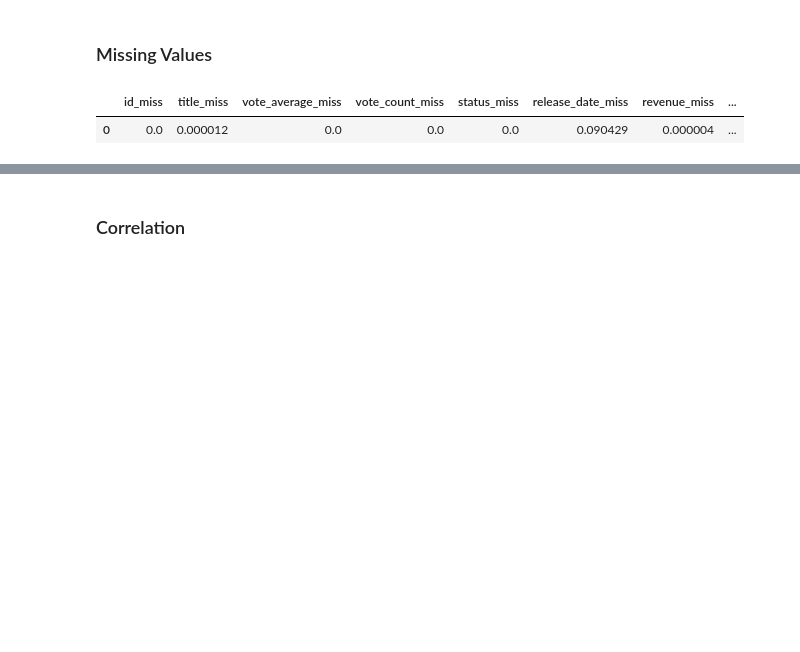
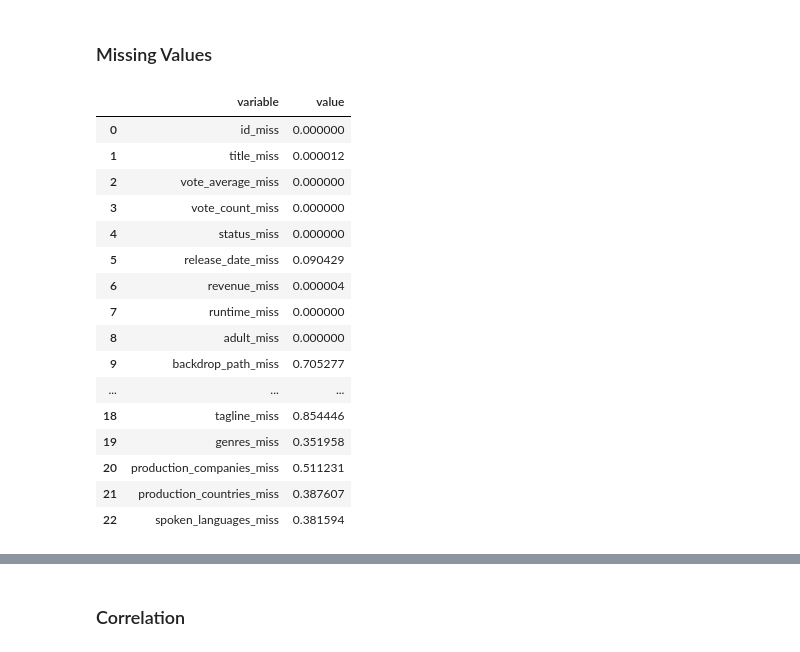
Before and after one commit to kebeneleben/MScDA-Sem2-CA1, a Jupyter notebook: CA1-EDA.ipynb, the cells around one changed output, grey strips where cells are left out. Saved outputs shown, nothing was run; the diff lists cells and outputs as text; code cells hidden in the pictures; blank space fills up the shorter version.

```diff
--- a/CA1-EDA.ipynb
+++ b/CA1-EDA.ipynb
@@ -92,11 +92,28 @@ moviesDF.select(numericalColumns).toPandas().describe()
 # %%
 import pyspark.sql.functions as fn
 
-moviesDF.agg(*[
+missingDF = moviesDF.agg(*[
     (1 - (fn.count(c) / fn.count('*'))).alias(c + '_miss')
     for c in moviesDF.columns
-]).toPandas().head()
+]).toPandas()
-# %% [output]
-|  | id_miss | title_miss | vote_average_miss | vote_count_miss | status_miss | release_date_miss | revenue_miss | ... |
-| 0 | 0.0 | 0.000012 | 0.0 | 0.0 | 0.0 | 0.090429 | 0.000004 | ... |
+# %%
+missingDF.melt()
+# %% [output]
+|  | variable | value |
+| 0 | id_miss | 0.000000 |
+| 1 | title_miss | 0.000012 |
+| 2 | vote_average_miss | 0.000000 |
+| 3 | vote_count_miss | 0.000000 |
+| 4 | status_miss | 0.000000 |
+| 5 | release_date_miss | 0.090429 |
+| 6 | revenue_miss | 0.000004 |
+| 7 | runtime_miss | 0.000000 |
+| 8 | adult_miss | 0.000000 |
+| 9 | backdrop_path_miss | 0.705277 |
+| ... | ... | ... |
+| 18 | tagline_miss | 0.854446 |
+| 19 | genres_miss | 0.351958 |
+| 20 | production_companies_miss | 0.511231 |
+| 21 | production_countries_miss | 0.387607 |
+| 22 | spoken_languages_miss | 0.381594 |
 # %%
```
Also changed, not shown: parts of 1 cell of this notebook.
